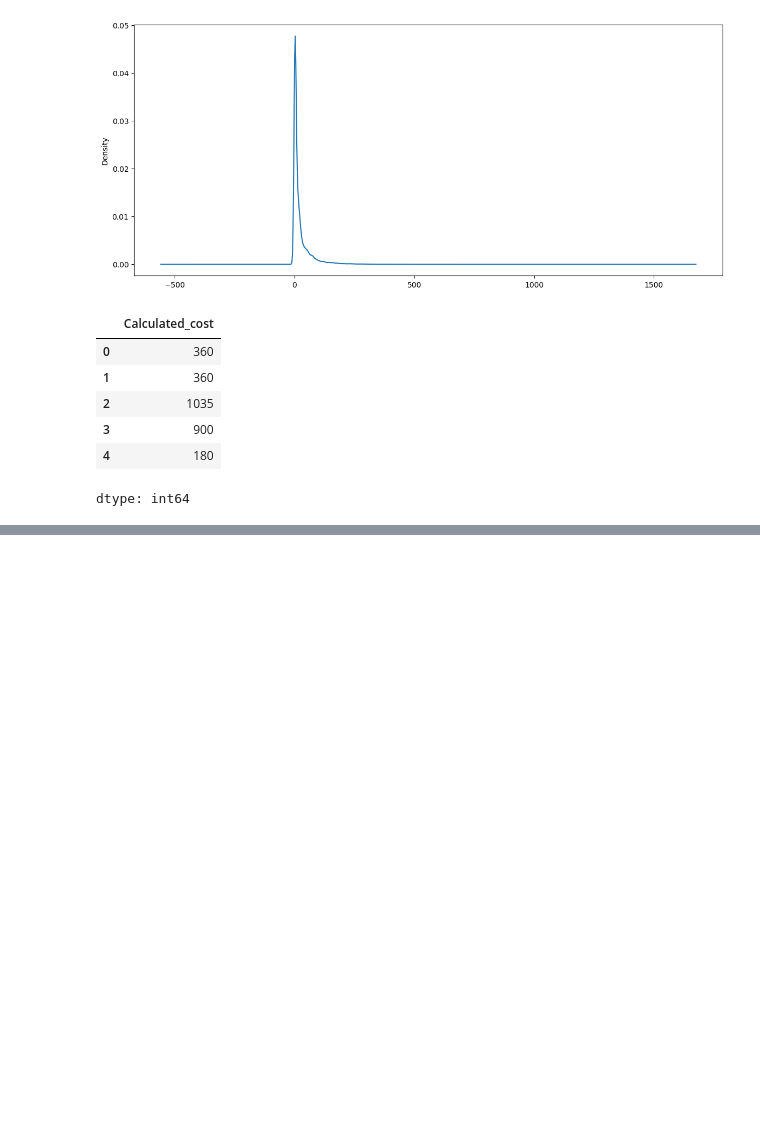
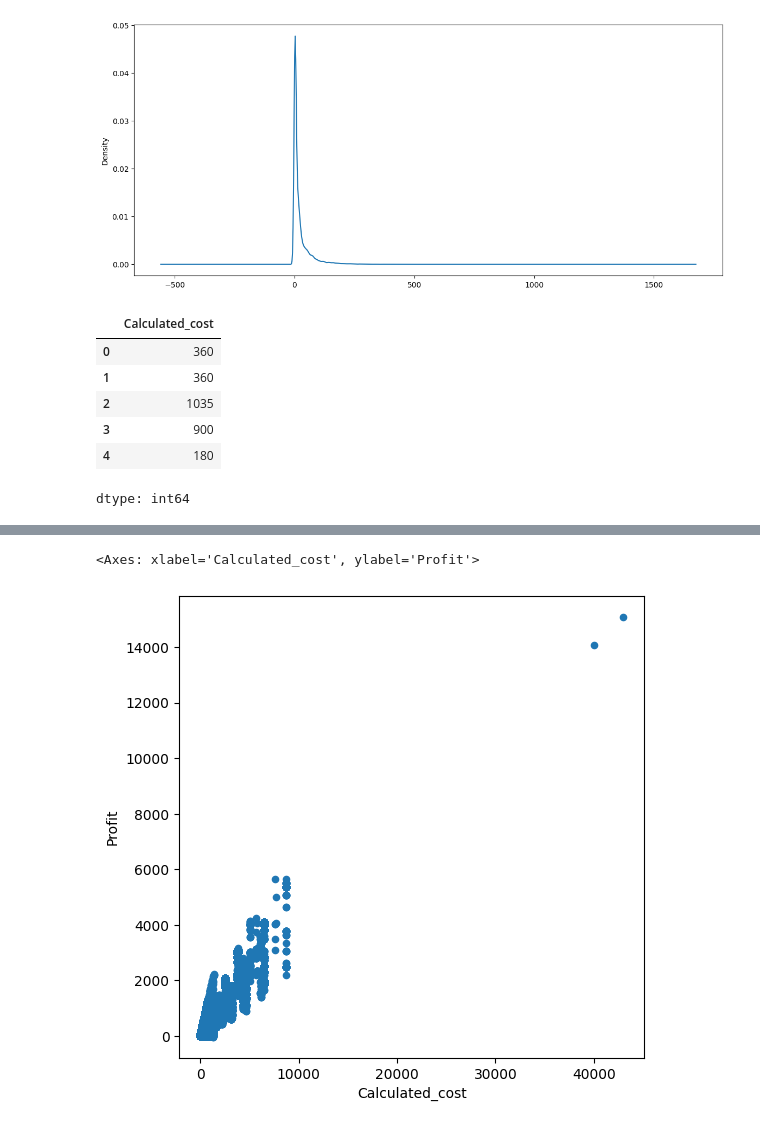
Before and after one commit to sarafkhan15/Data-Analysis-work, a Jupyter notebook: Sales_data_csv.ipynb, the cells around one changed output, grey strips where cells are left out. Saved outputs shown, nothing was run; the diff lists cells and outputs as text; code cells hidden in the pictures; blank space fills up the shorter version.

```diff
--- a/Sales_data_csv.ipynb
+++ b/Sales_data_csv.ipynb
@@ -323,0 +326,5 @@ dtype: int64
+# %%
+sales.plot(kind='scatter', x= 'Calculated_cost', y ='Profit', figsize=(6,6))
+# %% [output]
+<Axes: xlabel='Calculated_cost', ylabel='Profit'>
+[figure, added]
```
Also changed, not shown: parts of 5 cells of this notebook.
